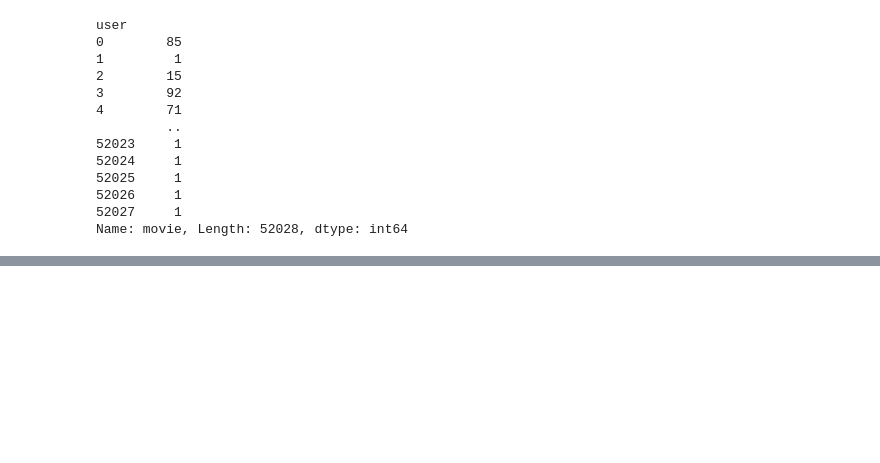
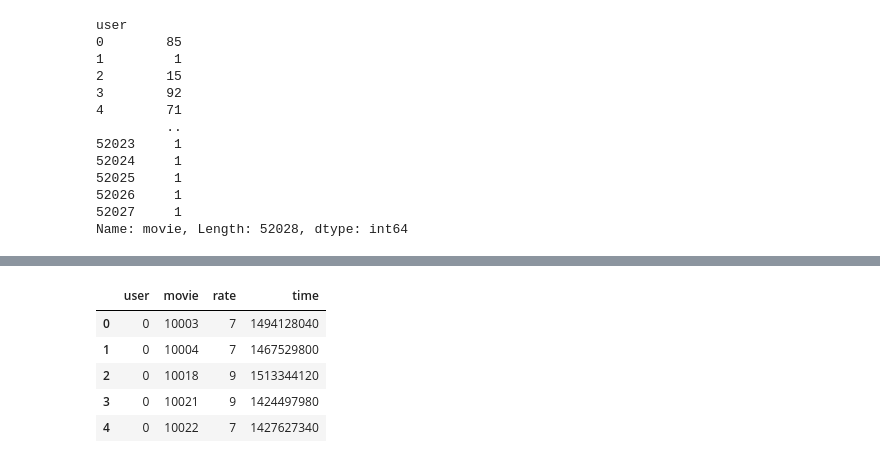
Before and after one commit to Vaycold/Vaycold, a Jupyter notebook: Recommend_Algorithm/#7.딥러닝과_추천알고리즘,_영화_데이터셋_비교.ipynb, the cells around one changed output, grey strips where cells are left out. Cells and saved outputs as stored; diff of their text form; code cells hidden in the pictures; blank space fills up the shorter version.

```diff
--- a/Recommend_Algorithm/#7.딥러닝과_추천알고리즘,_영화_데이터셋_비교.ipynb
+++ b/Recommend_Algorithm/#7.딥러닝과_추천알고리즘,_영화_데이터셋_비교.ipynb
@@ -460,0 +525,9 @@ Name: movie, Length: 52028, dtype: int64
+# %%
+rates_df.head()
+# %% [output]
+|  | user | movie | rate | time |
+| 0 | 0 | 10003 | 7 | 1494128040 |
+| 1 | 0 | 10004 | 7 | 1467529800 |
+| 2 | 0 | 10018 | 9 | 1513344120 |
+| 3 | 0 | 10021 | 9 | 1424497980 |
+| 4 | 0 | 10022 | 7 | 1427627340 |
```
Also changed, not shown: parts of 14 cells of this notebook.
